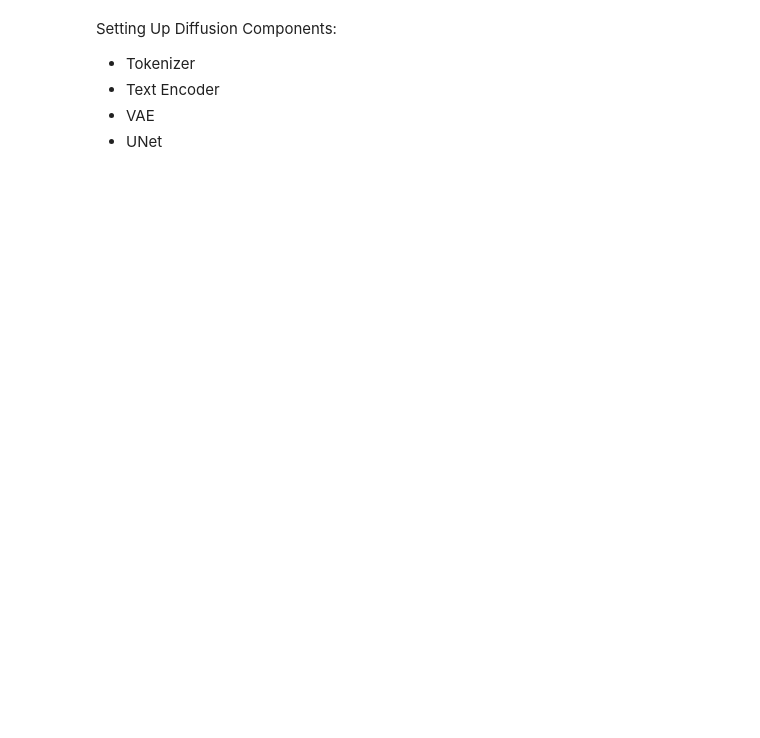
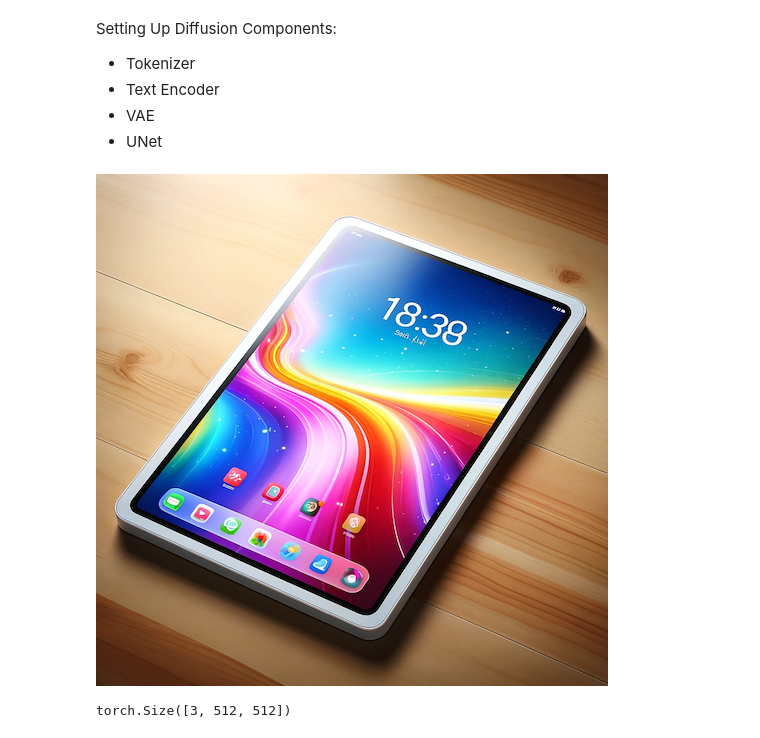
Before and after one commit to aryamanpandya99/diffusers, a Jupyter notebook: Image_latents.ipynb, the cells around one changed output. Cells and saved outputs as stored; diff of their text form; code cells hidden in the pictures; blank space fills up the shorter version.

Commit message:
Debugging latent space representation of initialization image

```diff
--- a/Image_latents.ipynb
+++ b/Image_latents.ipynb
@@ -75,0 +74,23 @@ def mk_samples(prompts, image_latents, g=7.5, seed=100, steps=70):
+# %%
+from PIL import Image
+
+# Display the image using the file path
+img = Image.open('/content/drive/MyDrive/sample_tablet.png')
+# %%
+rgb_image = img.convert("RGB")
+
+# Save the new image if needed
+rgb_image.save("/content/drive/MyDrive/sample_tablet_rgb.png")
+# %%
+rgb_image
+# %% [output]
+[figure, added]
+# %%
+from torchvision import transforms
+convert_tensor = transforms.ToTensor()
+sample_tablet_tensor = convert_tensor(rgb_image).half().to("cuda")
+
+
+sample_tablet_tensor.shape
+# %% [output]
+torch.Size([3, 512, 512])
```
Also changed, not shown: parts of 11 cells of this notebook.
